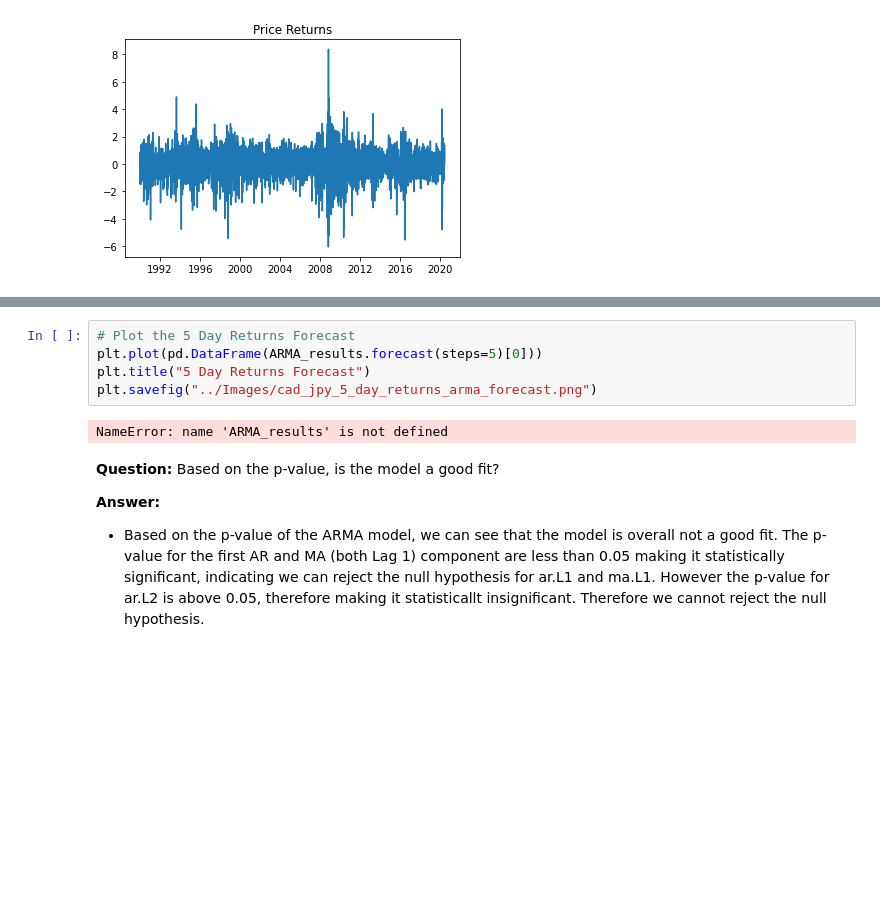
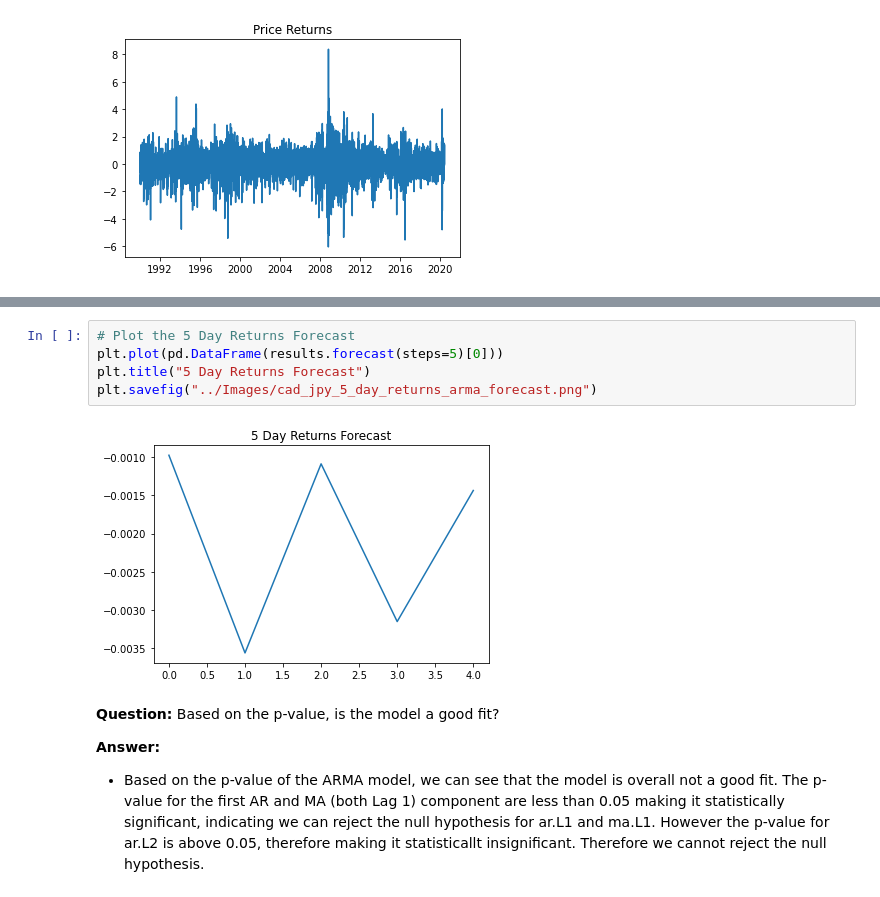
Before and after one commit to aaargyrou/Time-Series--CAD-JPY, a Jupyter notebook: Code/time_series_analysis.ipynb, the cells around one changed output, grey strips where cells are left out. Saved outputs shown, nothing was run; the diff lists cells and outputs as text; blank space fills up the shorter version.

```diff
--- a/Code/time_series_analysis.ipynb
+++ b/Code/time_series_analysis.ipynb
@@ -162,10 +207,10 @@ NameError: name 'ARMA_results' is not defined
 # %%
 # Plot the 5 Day Returns Forecast
-plt.plot(pd.DataFrame(ARMA_results.forecast(steps=5)[0]))
+plt.plot(pd.DataFrame(results.forecast(steps=5)[0]))
 plt.title("5 Day Returns Forecast")
 plt.savefig("../Images/cad_jpy_5_day_returns_arma_forecast.png")
 # %% [output]
-NameError: name 'ARMA_results' is not defined
+[figure, added]
 # %% [markdown]
 **Question:** Based on the p-value, is the model a good fit?
 
```
Also changed, not shown: parts of 10 cells of this notebook, 11 other files.
